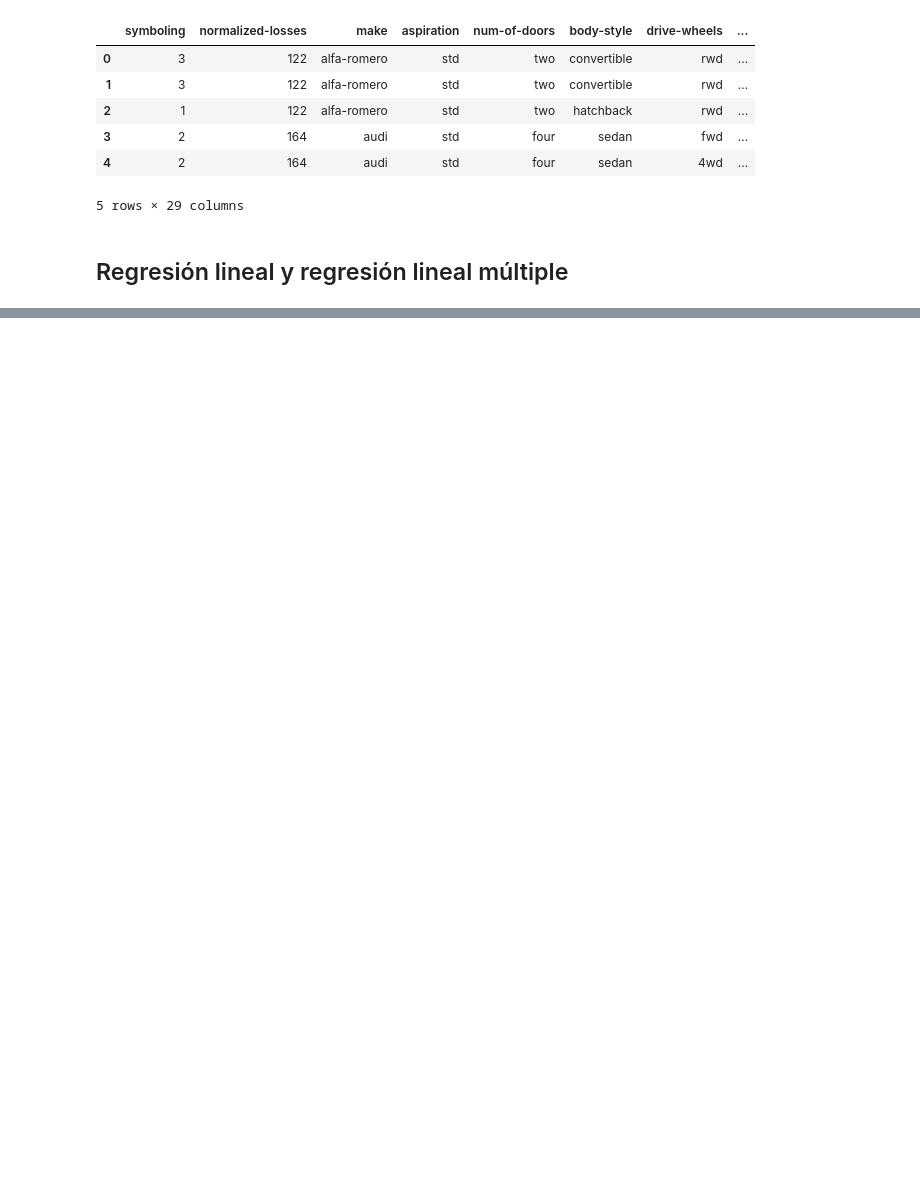
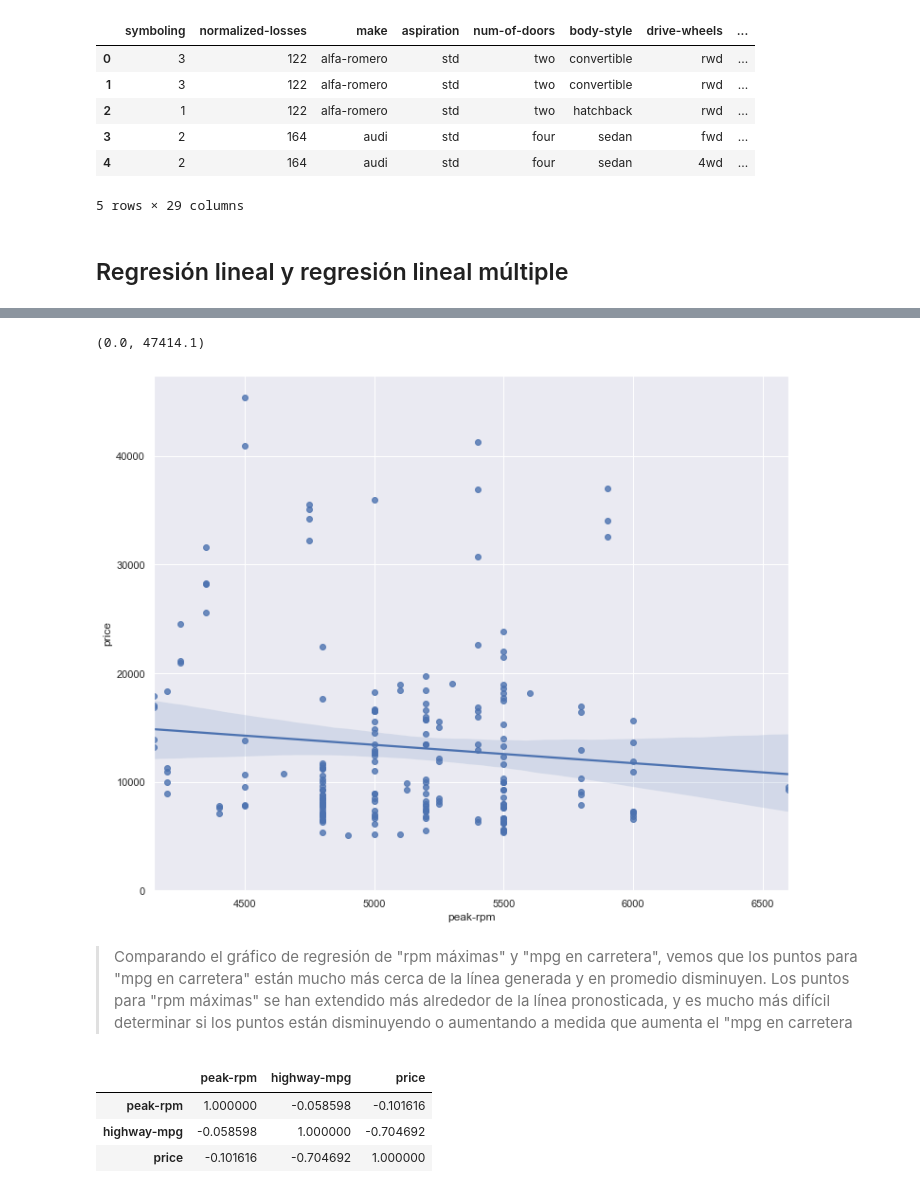
Before and after one commit to arbarr20/edx-jupyter, a Jupyter notebook: curso-edx-ciencia-datos/modulo4.ipynb, the cells around one changed output, grey strips where cells are left out. Saved outputs shown, nothing was run; the diff lists cells and outputs as text; code cells hidden in the pictures; blank space fills up the shorter version.

```diff
--- a/curso-edx-ciencia-datos/modulo4.ipynb
+++ b/curso-edx-ciencia-datos/modulo4.ipynb
@@ -53,0 +280,16 @@ $$
+# %%
+plt.figure(figsize=(width, height))
+sns.regplot(x="peak-rpm", y="price", data=df)
+plt.ylim(0,)
+# %% [output]
+(0.0, 47414.1)
+[figure, added]
+# %% [markdown]
+> Comparando el gráfico de regresión de "rpm máximas" y "mpg en carretera", vemos que los puntos para "mpg en carretera" están mucho más cerca de la línea generada y en promedio disminuyen. Los puntos para "rpm máximas" se han extendido más alrededor de la línea pronosticada, y es mucho más difícil determinar si los puntos están disminuyendo o aumentando a medida que aumenta el "mpg en carretera
+# %%
+df[["peak-rpm","highway-mpg","price"]].corr()
+# %% [output]
+|  | peak-rpm | highway-mpg | price |
+| peak-rpm | 1.000000 | -0.058598 | -0.101616 |
+| highway-mpg | -0.058598 | 1.000000 | -0.704692 |
+| price | -0.101616 | -0.704692 | 1.000000 |
```
Also changed, not shown: parts of 147 cells of this notebook.
